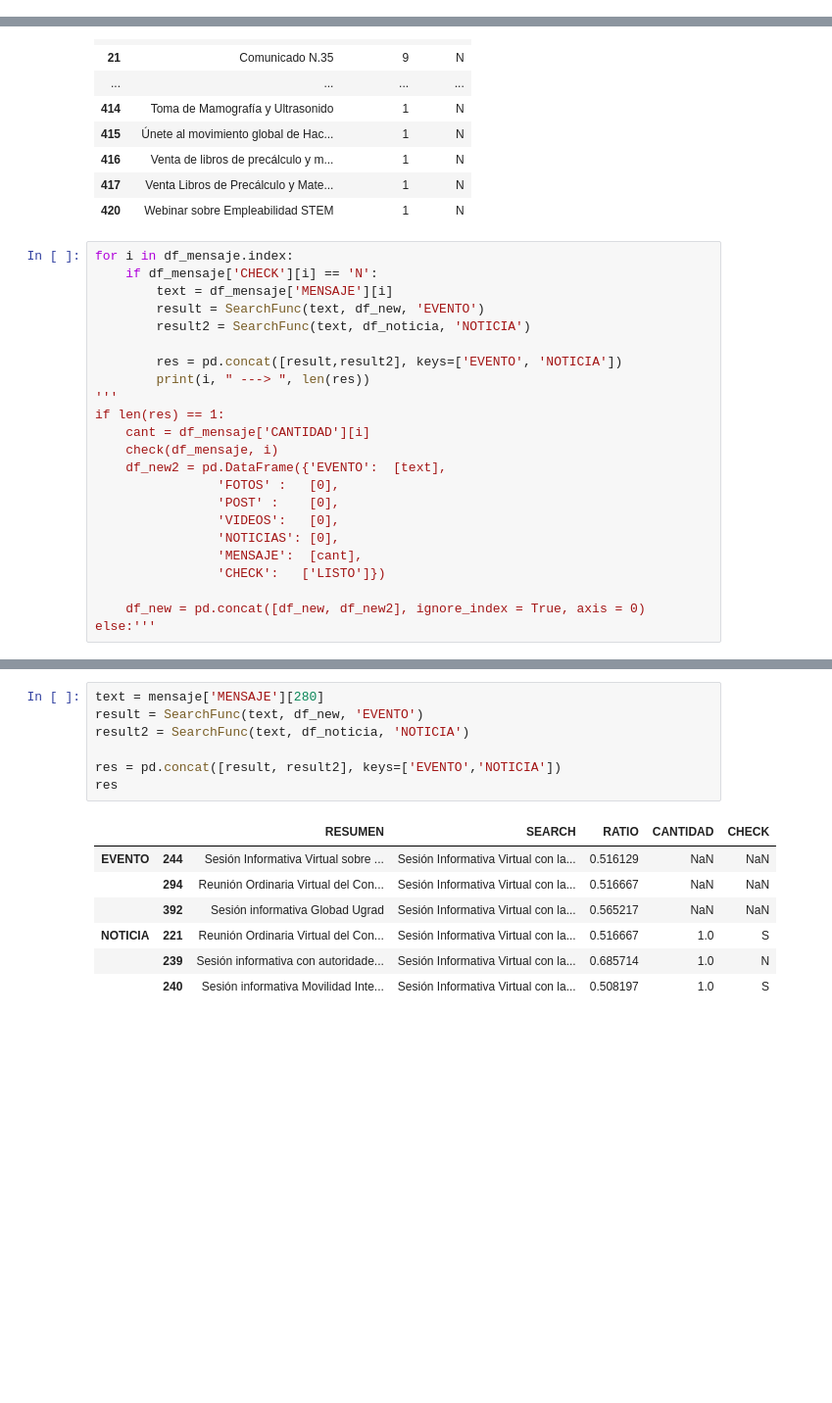
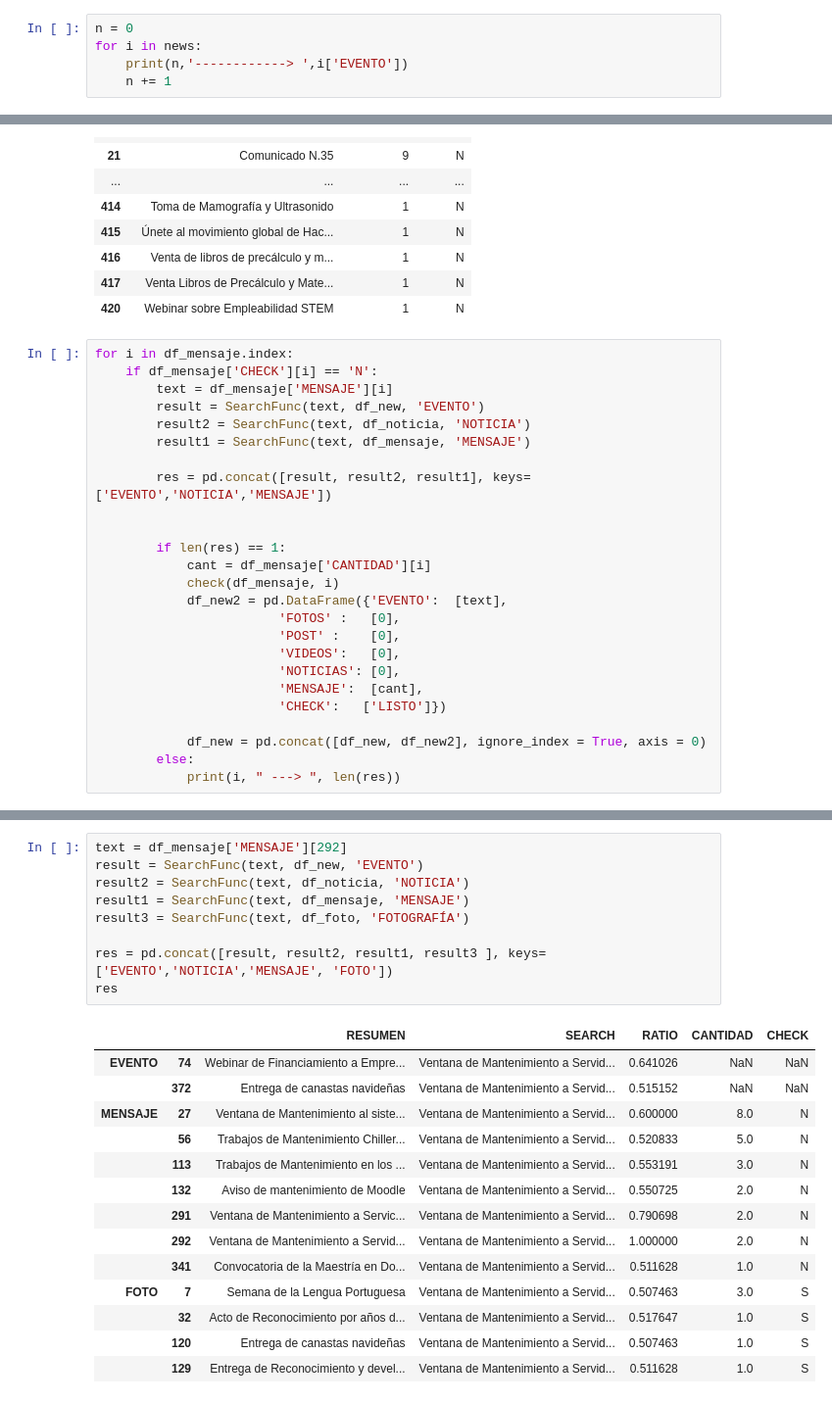
Before and after one commit to Susanelizabetth/manipulateDATA, a Jupyter notebook: DNotebook.ipynb, the cells around one changed output, grey strips where cells are left out. Shown at 98% size. Cells and saved outputs as stored; diff of their text form; blank space fills up the shorter version.

Commit message:
events of the menssages

```diff
--- a/DNotebook.ipynb
+++ b/DNotebook.ipynb
@@ -1209,3 +1208,8 @@ A value is trying to be set on a copy of a slice from a DataFrame
 
 See the caveats in the documentation: https://pandas.pydata.org/pandas-docs/stable/user_guide/indexing.html#returning-a-view-versus-a-copy
   df_new['FOTOS'][129]= 1
+# %%
+n = 0
+for i in news:
+    print(n,'------------> ',i['EVENTO'])
+    n += 1
@@ -1420,21 +1458,23 @@ for i in df_mensaje.index:
         text = df_mensaje['MENSAJE'][i]
         result = SearchFunc(text, df_new, 'EVENTO')
         result2 = SearchFunc(text, df_noticia, 'NOTICIA')
+        result1 = SearchFunc(text, df_mensaje, 'MENSAJE')
 
-        res = pd.concat([result,result2], keys=['EVENTO', 'NOTICIA'])
-        print(i, " ---> ", len(res))
-'''
-if len(res) == 1:
-    cant = df_mensaje['CANTIDAD'][i]
-    check(df_mensaje, i)
-    df_new2 = pd.DataFrame({'EVENTO':  [text],
-                'FOTOS' :   [0],
-                'POST' :    [0],
-                'VIDEOS':   [0],
-                'NOTICIAS': [0],
-                'MENSAJE':  [cant],
-                'CHECK':   ['LISTO']})
+        res = pd.concat([result, result2, result1], keys=['EVENTO','NOTICIA','MENSAJE'])
 
-    df_new = pd.concat([df_new, df_new2], ignore_index = True, axis = 0)
-else:'''
+
+        if len(res) == 1:
+            cant = df_mensaje['CANTIDAD'][i]
+            check(df_mensaje, i)
+            df_new2 = pd.DataFrame({'EVENTO':  [text],
+                        'FOTOS' :   [0],
+                        'POST' :    [0],
+                        'VIDEOS':   [0],
+                        'NOTICIAS': [0],
+                        'MENSAJE':  [cant],
+                        'CHECK':   ['LISTO']})
+
+            df_new = pd.concat([df_new, df_new2], ignore_index = True, axis = 0)
+        else:
+            print(i, " ---> ", len(res))
 # %% [output]
@@ -1459,15 +1498,24 @@ else:'''
 # %%
-text = mensaje['MENSAJE'][280]
+text = df_mensaje['MENSAJE'][292]
 result = SearchFunc(text, df_new, 'EVENTO')
 result2 = SearchFunc(text, df_noticia, 'NOTICIA')
+result1 = SearchFunc(text, df_mensaje, 'MENSAJE')
+result3 = SearchFunc(text, df_foto, 'FOTOGRAFÍA')
 
-res = pd.concat([result, result2], keys=['EVENTO','NOTICIA'])
+res = pd.concat([result, result2, result1, result3 ], keys=['EVENTO','NOTICIA','MENSAJE', 'FOTO'])
 res
 # %% [output]
 |  |  | RESUMEN | SEARCH | RATIO | CANTIDAD | CHECK |
-| EVENTO | 244 | Sesión Informativa Virtual sobre ... | Sesión Informativa Virtual con la... | 0.516129 | NaN | NaN |
-|  | 294 | Reunión Ordinaria Virtual del Con... | Sesión Informativa Virtual con la... | 0.516667 | NaN | NaN |
-|  | 392 | Sesión informativa Globad Ugrad | Sesión Informativa Virtual con la... | 0.565217 | NaN | NaN |
-| NOTICIA | 221 | Reunión Ordinaria Virtual del Con... | Sesión Informativa Virtual con la... | 0.516667 | 1.0 | S |
-|  | 239 | Sesión informativa con autoridade... | Sesión Informativa Virtual con la... | 0.685714 | 1.0 | N |
-|  | 240 | Sesión informativa Movilidad Inte... | Sesión Informativa Virtual con la... | 0.508197 | 1.0 | S |
+| EVENTO | 74 | Webinar de Financiamiento a Empre... | Ventana de Mantenimiento a Servid... | 0.641026 | NaN | NaN |
+|  | 372 | Entrega de canastas navideñas | Ventana de Mantenimiento a Servid... | 0.515152 | NaN | NaN |
+| MENSAJE | 27 | Ventana de Mantenimiento al siste... | Ventana de Mantenimiento a Servid... | 0.600000 | 8.0 | N |
+|  | 56 | Trabajos de Mantenimiento Chiller... | Ventana de Mantenimiento a Servid... | 0.520833 | 5.0 | N |
+|  | 113 | Trabajos de Mantenimiento en los ... | Ventana de Mantenimiento a Servid... | 0.553191 | 3.0 | N |
+|  | 132 | Aviso de mantenimiento de Moodle | Ventana de Mantenimiento a Servid... | 0.550725 | 2.0 | N |
+|  | 291 | Ventana de Mantenimiento a Servic... | Ventana de Mantenimiento a Servid... | 0.790698 | 2.0 | N |
+|  | 292 | Ventana de Mantenimiento a Servid... | Ventana de Mantenimiento a Servid... | 1.000000 | 2.0 | N |
+|  | 341 | Convocatoria de la Maestría en Do... | Ventana de Mantenimiento a Servid... | 0.511628 | 1.0 | N |
+| FOTO | 7 | Semana de la Lengua Portuguesa | Ventana de Mantenimiento a Servid... | 0.507463 | 3.0 | S |
+|  | 32 | Acto de Reconocimiento por años d... | Ventana de Mantenimiento a Servid... | 0.517647 | 1.0 | S |
+|  | 120 | Entrega de canastas navideñas | Ventana de Mantenimiento a Servid... | 0.507463 | 1.0 | S |
+|  | 129 | Entrega de Reconocimiento y devel... | Ventana de Mantenimiento a Servid... | 0.511628 | 1.0 | S |
```
Also changed, not shown: parts of 9 cells of this notebook.
